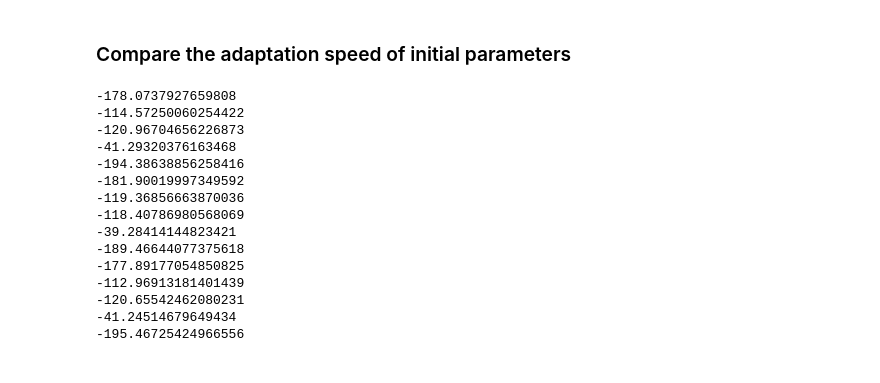
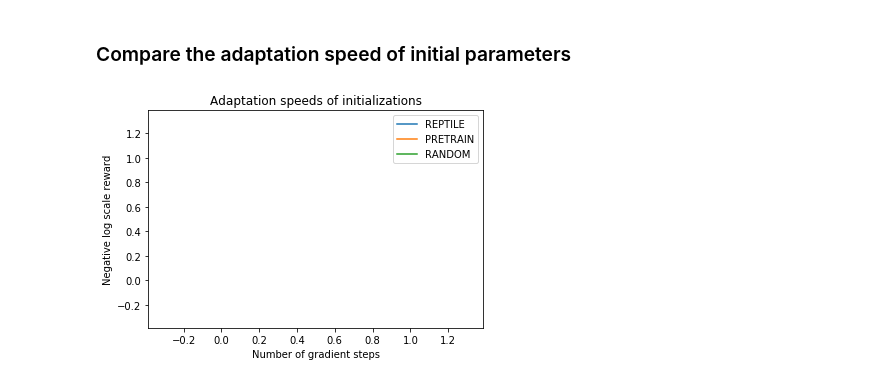
Before and after one commit to kennyderek/reptile-rl, a Jupyter notebook: REPTILE on Continuous2D Environment.ipynb, the cells around one changed output. Saved outputs shown, nothing was run; the diff lists cells and outputs as text; code cells hidden in the pictures.

Commit message:
notebooks for training

```diff
--- a/REPTILE on Continuous2D Environment.ipynb
+++ b/REPTILE on Continuous2D Environment.ipynb
@@ -107,7 +112,7 @@ from tqdm.notebook import tqdm
 import copy
 from collections import OrderedDict
 
-NUM_META_ITER = 20
+NUM_META_ITER = 0
 NUM_TASKS = 5
 K = 4
 ALPHA = 0.1
@@ -115,7 +120,7 @@ ALPHA = 0.1
 # random initialization
 model_args = ModelArgs(Continuous2D)
 model_args.num_batches = K
-model_args.batch_size = 1
+model_args.batch_size = 5
 model = REINFORCE(model_args)
 
 for i in tqdm(range(NUM_META_ITER)):
@@ -163,7 +150,7 @@ PARAMS_LIST.append(result)
 ### Set up pretraining
 # %%
 model_args = ModelArgs(Continuous2D)
-model_args.num_batches = 100
+model_args.num_batches = 0
 model_args.batch_size = 5
 model = REINFORCE(model_args)
 
@@ -183,8 +166,8 @@ PARAMS_LIST.append(result)
 ### Random model initialization
 # %%
 model_args = ModelArgs(Continuous2D)
-model_args.num_batches = 20
-model_args.batch_size = 5
+model_args.num_batches = 0 #
+model_args.batch_size = 0 #
 model = REINFORCE(model_args)
 
 result = {
@@ -197,26 +180,13 @@ PARAMS_LIST.append(result)
 # %%
 import utils_training
 # %%
-NUM_GRAD_UPDATES = 4
-NUM_TEST_TASKS = 5
+NUM_GRAD_UPDATES = 0
+NUM_TEST_TASKS = 30
 
 model_args.num_batches = NUM_GRAD_UPDATES
-model_args.batch_size = 1
+model_args.batch_size = 5
 model_args.num_mini_batches = 1
 utils_training.compare_parameter_initializations(PARAMS_LIST, model_args, NUM_TEST_TASKS, sample_task)
+utils_training.plot_adaptation(PARAMS_LIST)
 # %% [output]
--178.0737927659808
--114.57250060254422
--120.96704656226873
--41.29320376163468
--194.38638856258416
--181.90019997349592
--119.36856663870036
--118.40786980568069
--39.28414144823421
--189.46644077375618
--177.89177054850825
--112.96913181401439
--120.65542462080231
--41.24514679649434
--195.46725424966556
+[figure, added]
```
Also changed, not shown: parts of 5 cells of this notebook, 5 other files.
